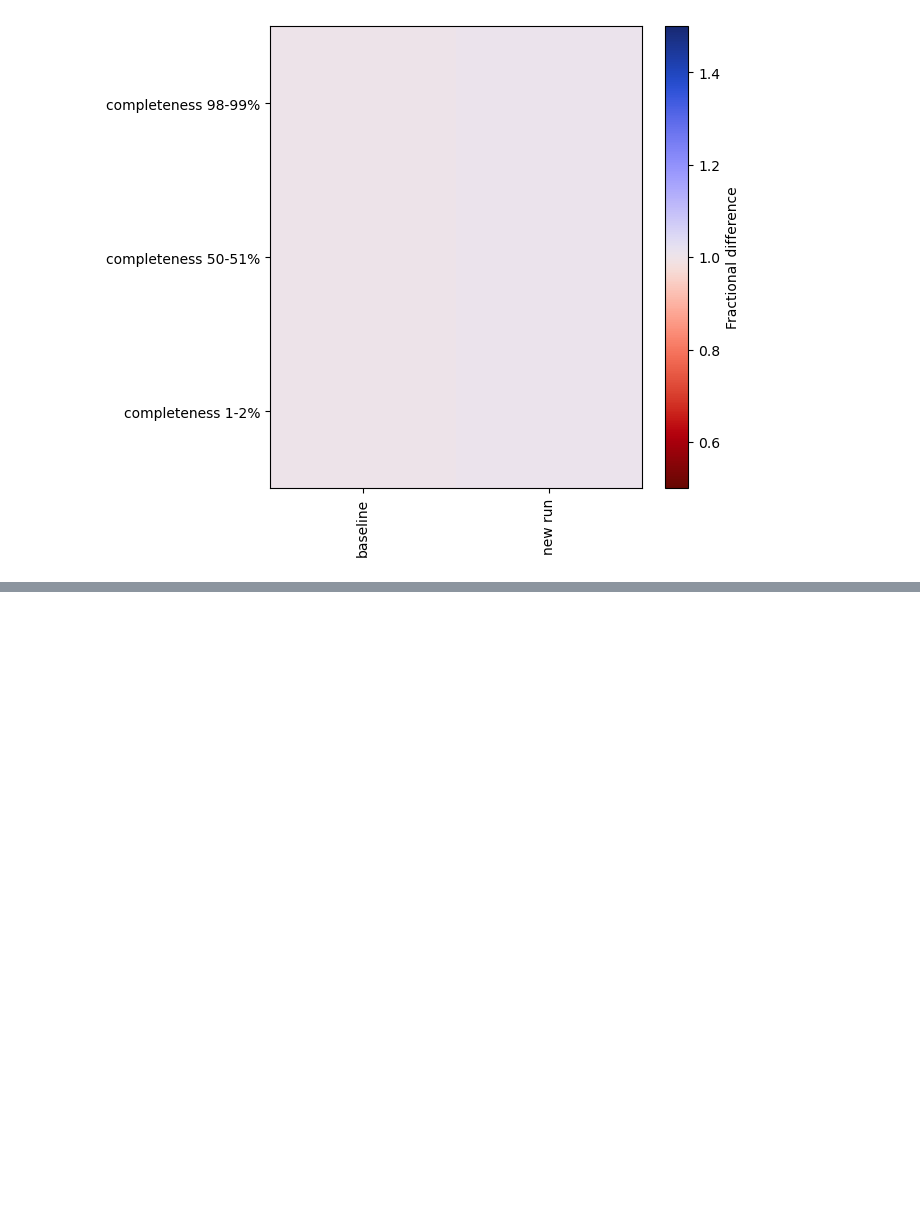
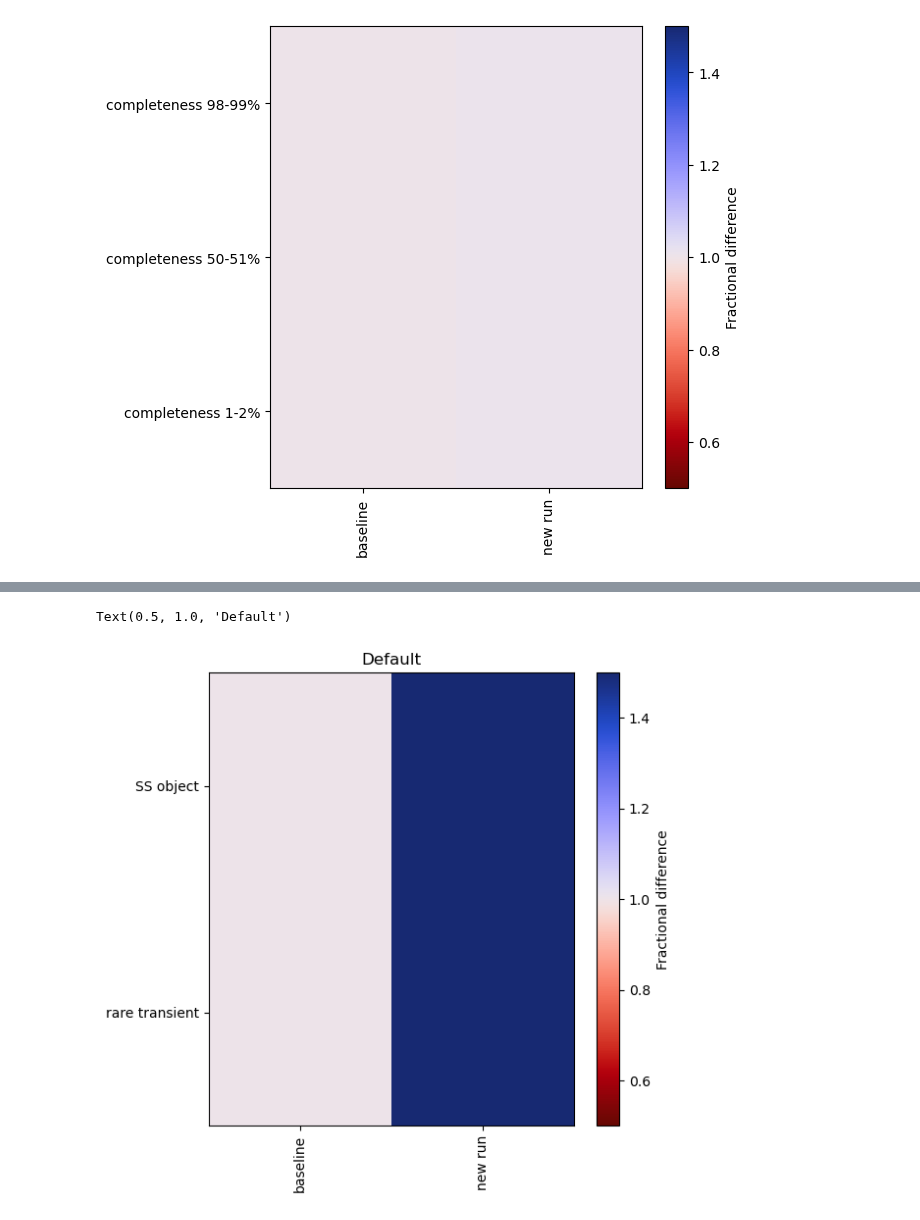
Before and after one commit to yoachim/23_Scratch, a Jupyter notebook: mesh/mesh.ipynb, the cells around one changed output, grey strips where cells are left out. Saved outputs shown, nothing was run; the diff lists cells and outputs as text; code cells hidden in the pictures; blank space fills up the shorter version.

```diff
--- a/mesh/mesh.ipynb
+++ b/mesh/mesh.ipynb
@@ -59,0 +82,12 @@ fig, ax = maf.plot_run_metric_mesh(data, baseline_run='baseline', metric_set=met
+# %%
+# The most extreme, going from 1-2% comleteness is seen as an improvement that
+# could balance going from 100-50%
+
+m1 = pd.DataFrame({'rare transient': 0.01, 'SS object': 0.500}, index=['baseline'])
+m2 =  pd.DataFrame({'rare transient': 0.02, 'SS object': 1.0}, index=['new run'])
+data = pd.concat([m1,m2])
+fig, ax = maf.plot_run_metric_mesh(data, baseline_run='baseline')
+ax.set_title('Default')
+# %% [output]
+Text(0.5, 1.0, 'Default')
+[figure, added]
```
Also changed, not shown: parts of 3 cells of this notebook.
